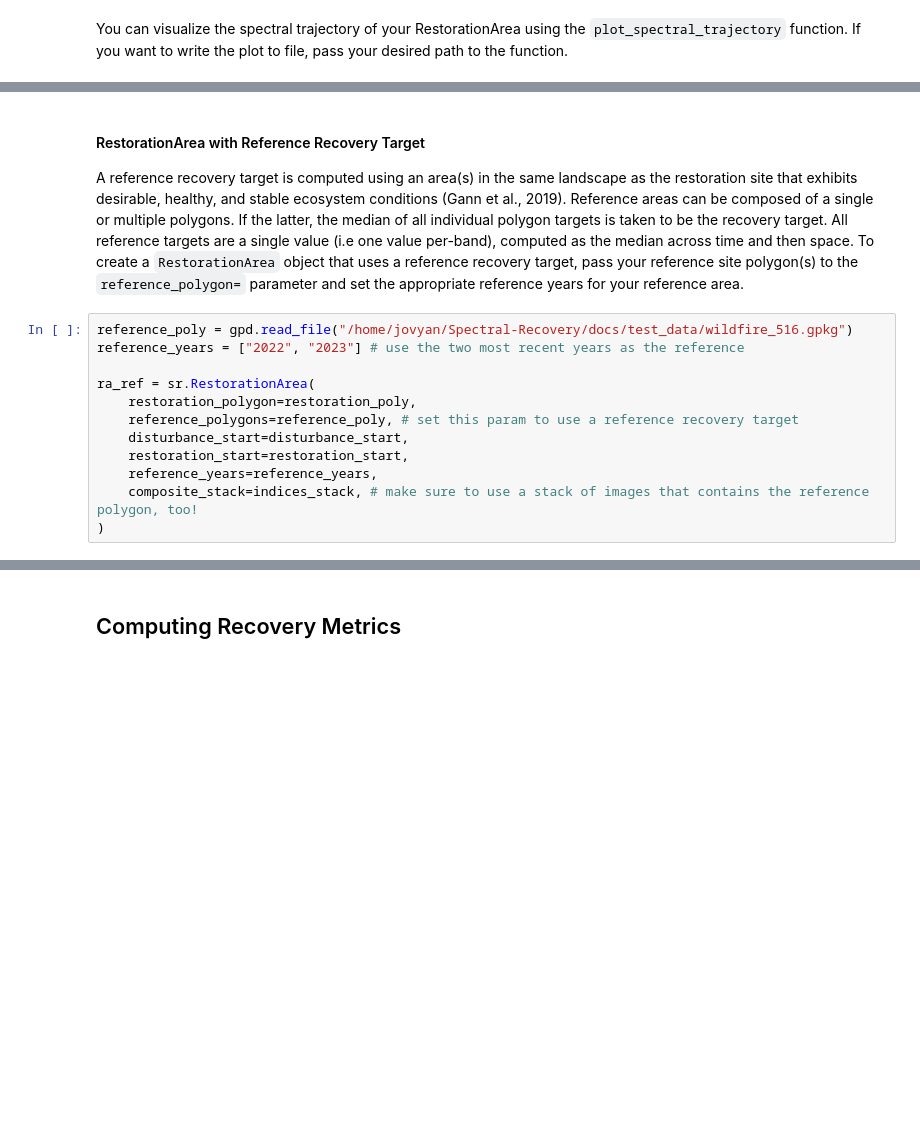
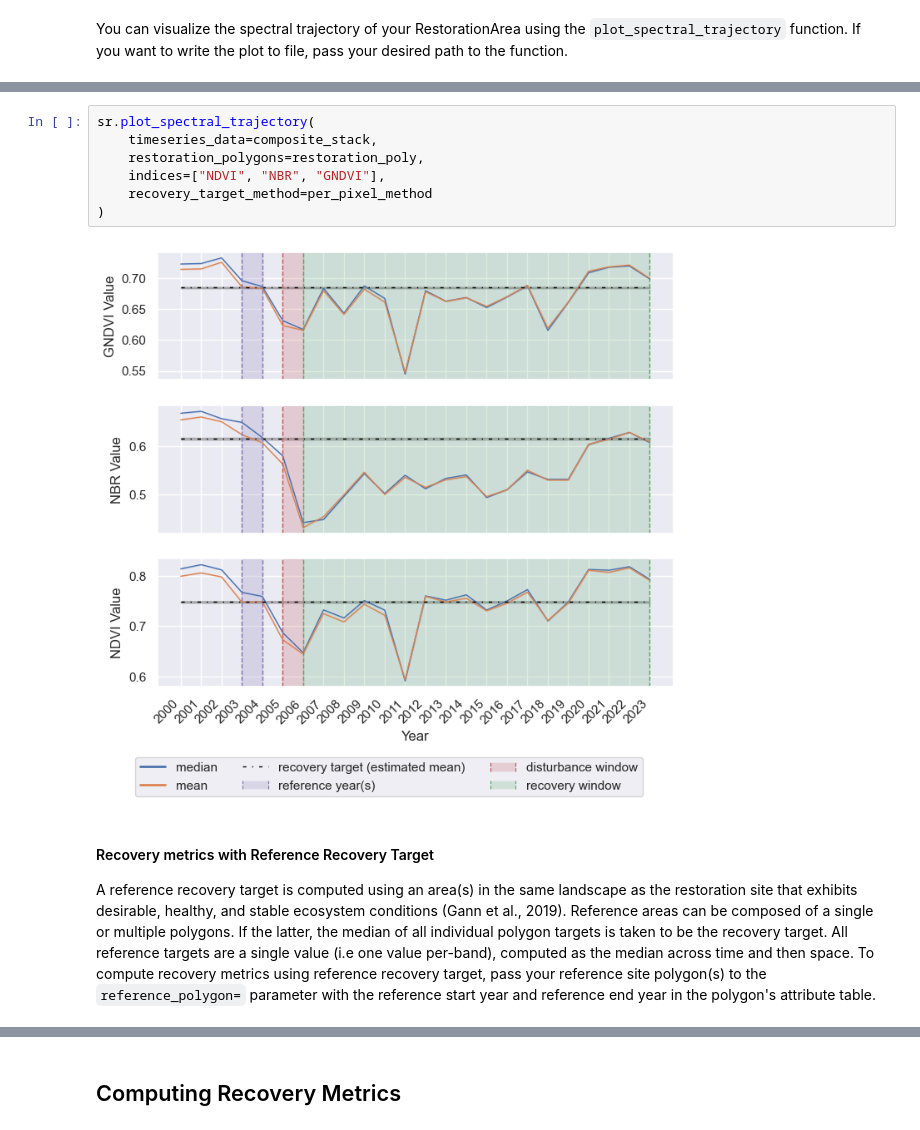
Before and after one commit to PEOPLE-ER/spectral-recovery, a Jupyter notebook: docs/overview_API.ipynb, the cells around one changed output, grey strips where cells are left out. Drawn from its saved outputs; the diff is of its cells as text; blank space fills up the shorter version.

```diff
--- a/docs/overview_API.ipynb
+++ b/docs/overview_API.ipynb
@@ -128,16 +116,13 @@ ra_hist_pixel.plot_spectral_trajectory()
+# %%
+sr.plot_spectral_trajectory(
+    timeseries_data=composite_stack,
+    restoration_polygons=restoration_poly,
+    indices=["NDVI", "NBR", "GNDVI"],
+    recovery_target_method=per_pixel_method
+)
+# %% [output]
+[figure, added]
 # %% [markdown]
-#### RestorationArea with Reference Recovery Target
+#### Recovery metrics with Reference Recovery Target
 
-A reference recovery target is computed using an area(s) in the same landscape as the restoration site that exhibits desirable, healthy, and stable ecosystem conditions (Gann et al., 2019). Reference areas can be composed of a single or multiple polygons. If the latter, the median of all individual polygon targets is taken to be the recovery target. All reference targets are a single value (i.e one value per-band), computed as the median across time and then space. To create a `RestorationArea` object that uses a reference recovery target, pass your reference site polygon(s) to the `reference_polygon=` parameter and set the appropriate reference years for your reference area.
+A reference recovery target is computed using an area(s) in the same landscape as the restoration site that exhibits desirable, healthy, and stable ecosystem conditions (Gann et al., 2019). Reference areas can be composed of a single or multiple polygons. If the latter, the median of all individual polygon targets is taken to be the recovery target. All reference targets are a single value (i.e one value per-band), computed as the median across time and then space. To compute recovery metrics using reference recovery target, pass your reference site polygon(s) to the `reference_polygon=` parameter with the reference start year and reference end year in the polygon's attribute table.
-# %%
-reference_poly = gpd.read_file("/home/jovyan/Spectral-Recovery/docs/test_data/wildfire_516.gpkg")
-reference_years = ["2022", "2023"] # use the two most recent years as the reference
-
-ra_ref = sr.RestorationArea(
-    restoration_polygon=restoration_poly,
-    reference_polygons=reference_poly, # set this param to use a reference recovery target
-    disturbance_start=disturbance_start,
-    restoration_start=restoration_start,
-    reference_years=reference_years,
-    composite_stack=indices_stack, # make sure to use a stack of images that contains the reference polygon, too!
-)
```
Also changed, not shown: parts of 32 cells of this notebook.
